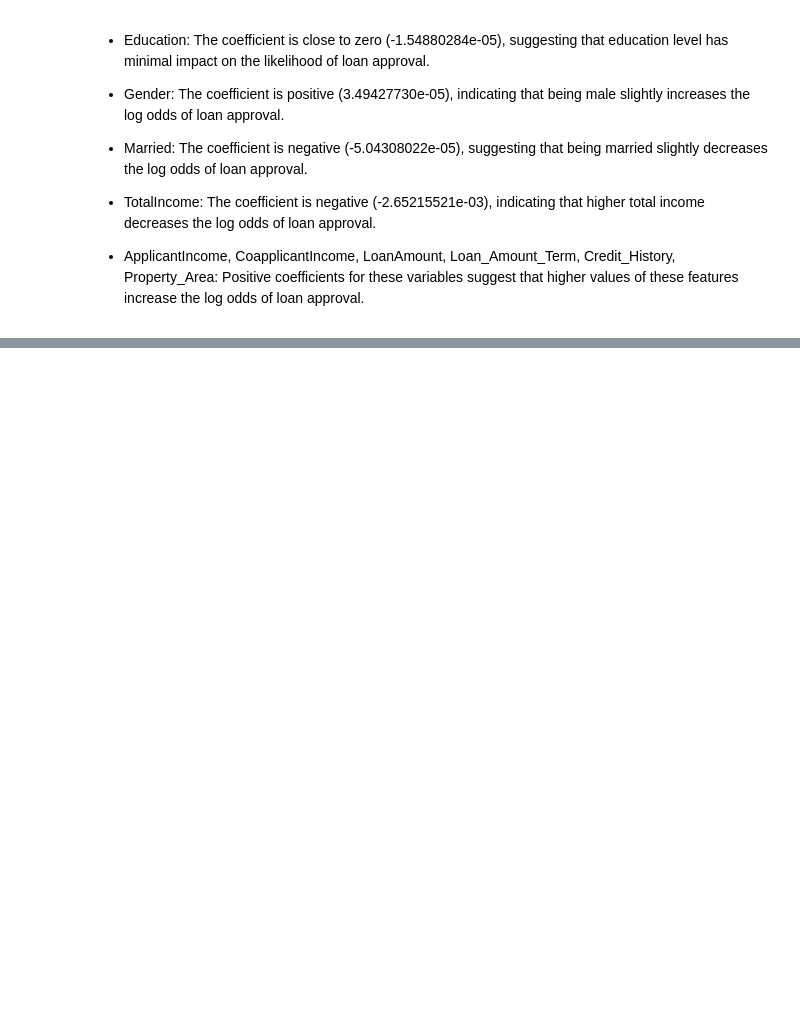
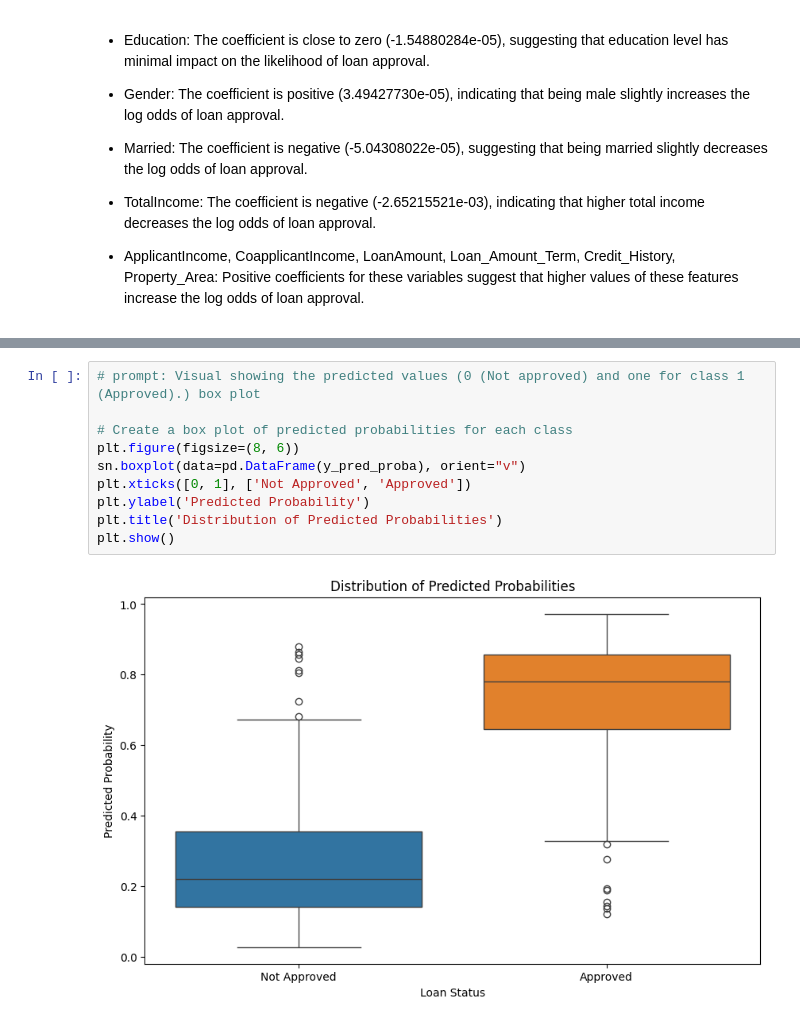
Before and after one commit to paulmachau/Loan-Prediction, a Jupyter notebook: Loan_Eligibility_Predictiond.ipynb, the cells around one changed output, grey strips where cells are left out. Cells and saved outputs as stored; diff of their text form; blank space fills up the shorter version.

```diff
--- a/Loan_Eligibility_Predictiond.ipynb
+++ b/Loan_Eligibility_Predictiond.ipynb
@@ -509,0 +520,12 @@ Predicted probabilities: [[0.23588464 0.76411536]
+# %%
+# prompt: Visual showing the predicted values (0 (Not approved) and one for class 1 (Approved).) box plot
+
+# Create a box plot of predicted probabilities for each class
+plt.figure(figsize=(8, 6))
+sn.boxplot(data=pd.DataFrame(y_pred_proba), orient="v")
+plt.xticks([0, 1], ['Not Approved', 'Approved'])
+plt.ylabel('Predicted Probability')
+plt.title('Distribution of Predicted Probabilities')
+plt.show()
+# %% [output]
+[figure, added]
```
Also changed, not shown: parts of 9 cells of this notebook.
